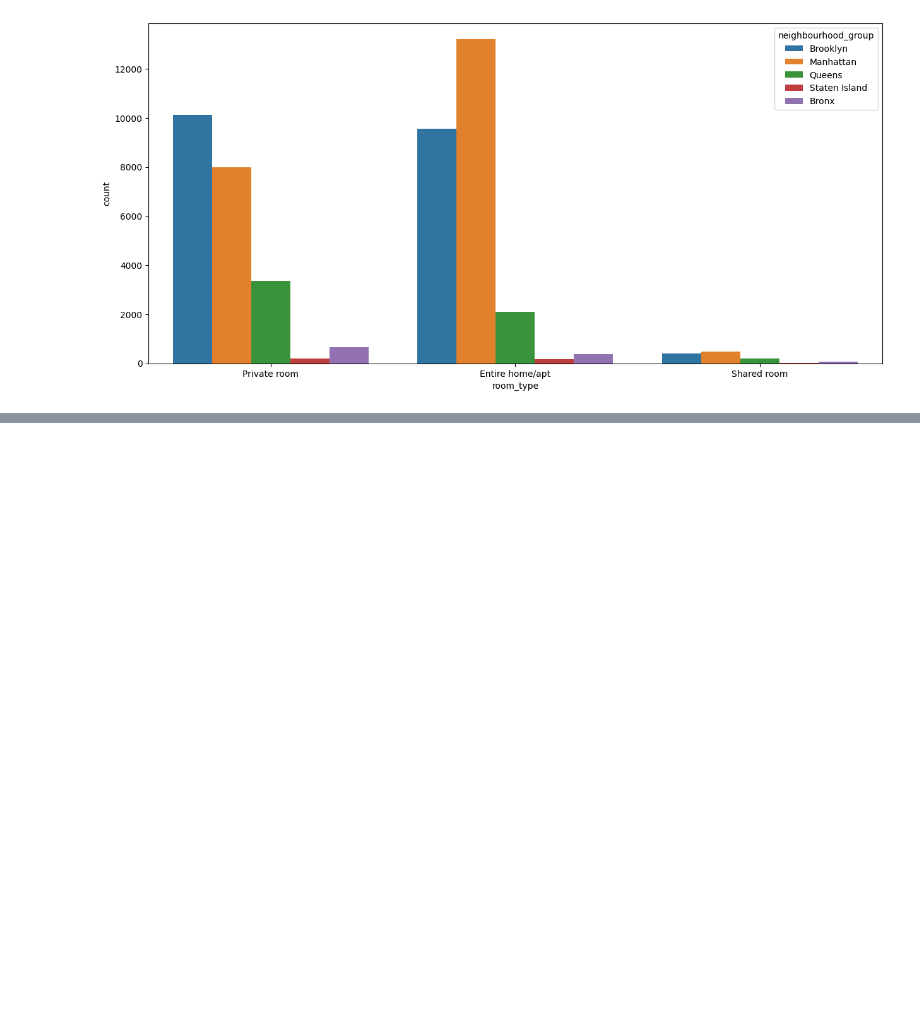
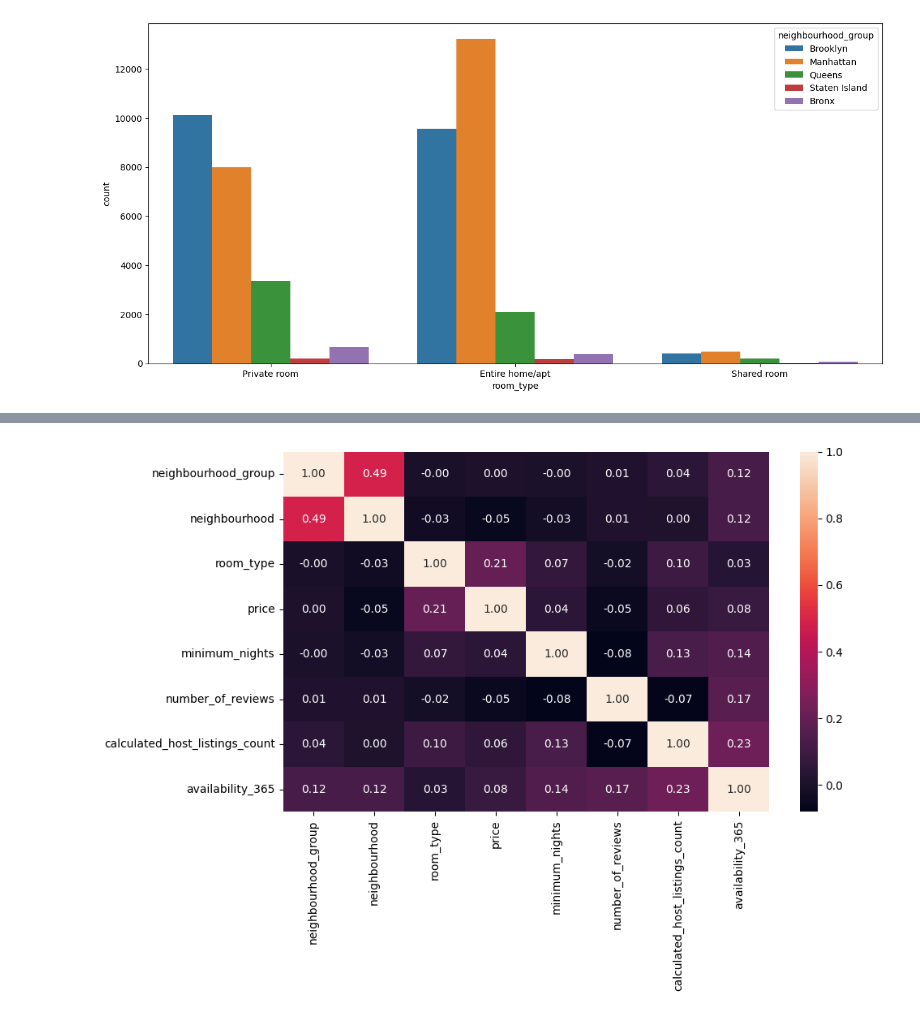
Before and after one commit to Adrips1212/machine-learning-python-template, a Jupyter notebook: src/explore.ipynb, the cells around one changed output, grey strips where cells are left out. Drawn from its saved outputs; the diff is of its cells as text; code cells hidden in the pictures; blank space fills up the shorter version.

```diff
--- a/src/explore.ipynb
+++ b/src/explore.ipynb
@@ -148,0 +164,12 @@ plt.show()
+# %%
+#Análisis numérico-categórico (completo)#
+
+fig, axis = plt.subplots(figsize = (10, 7))
+
+sns.heatmap(total_data[["neighbourhood_group", "neighbourhood", "room_type", "price", "minimum_nights",
+                        "number_of_reviews", "calculated_host_listings_count", "availability_365"]].corr(), annot = True, fmt = ".2f")
+plt.tight_layout()
+
+plt.show()
+# %% [output]
+[figure, added]
```
Also changed, not shown: parts of 10 cells of this notebook.
